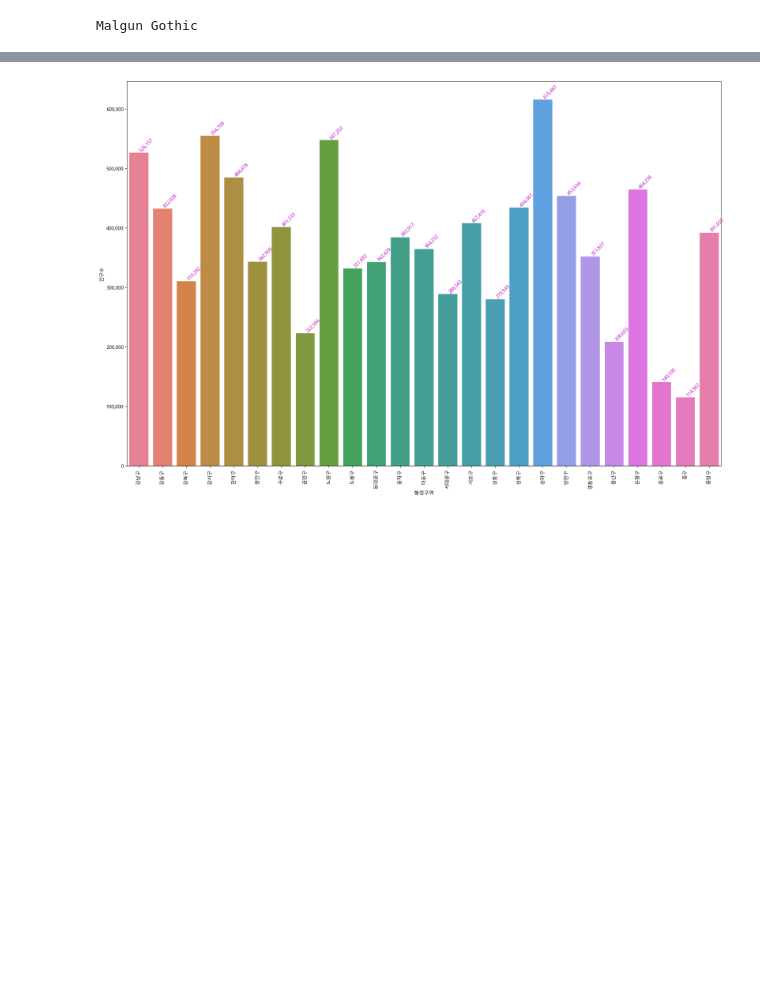
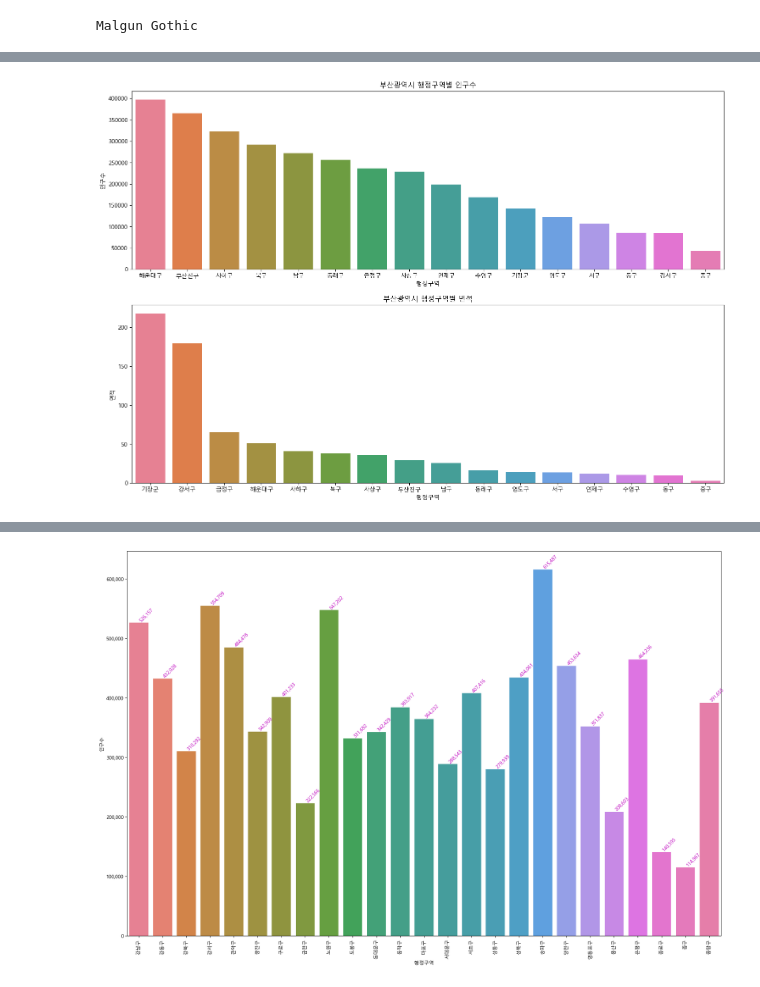
Before and after one commit to dlawlstn1616/Python_Webscraping_Analysis, a Jupyter notebook: 03-1.행정구역정보_분석과시각화.ipynb, the cells around one changed output, grey strips where cells are left out. Saved outputs shown, nothing was run; the diff lists cells and outputs as text; code cells hidden in the pictures; blank space fills up the shorter version.

```diff
--- a/03-1.행정구역정보_분석과시각화.ipynb
+++ b/03-1.행정구역정보_분석과시각화.ipynb
@@ -691,0 +728,4 @@ matplotlib.rc('font', family=font_prop)
+# %%
+show_pop_area('부산광역시')
+# %% [output]
+[figure, added]
```
Also changed, not shown: parts of 8 cells of this notebook, 2 other files.
